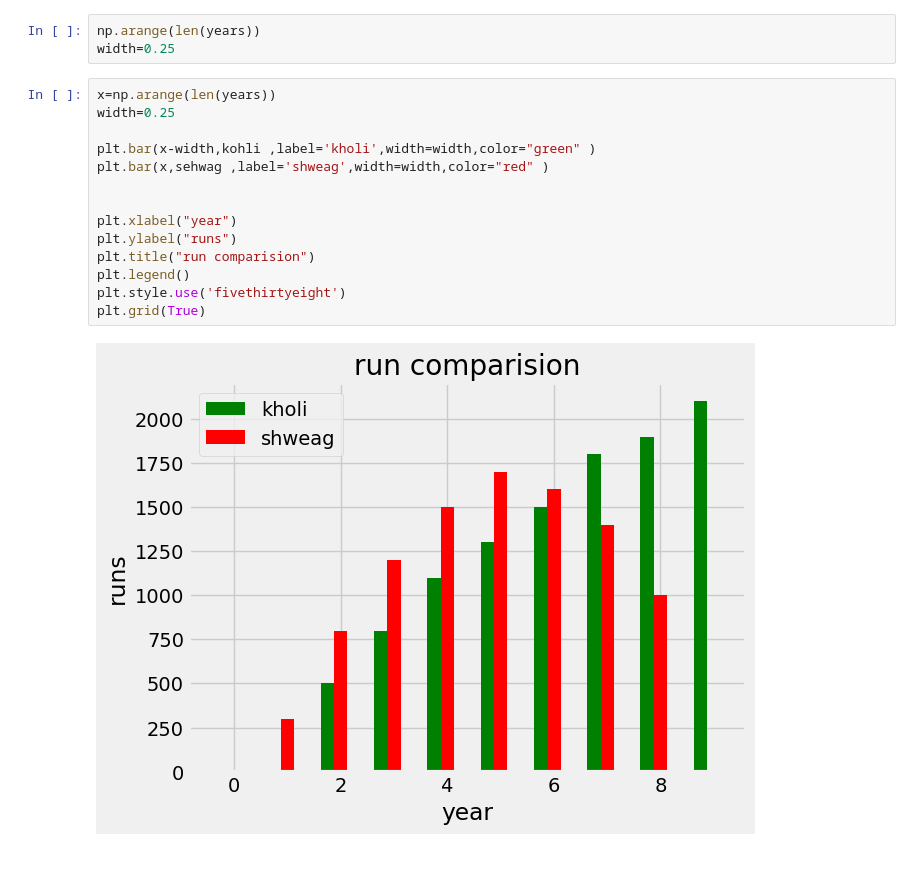
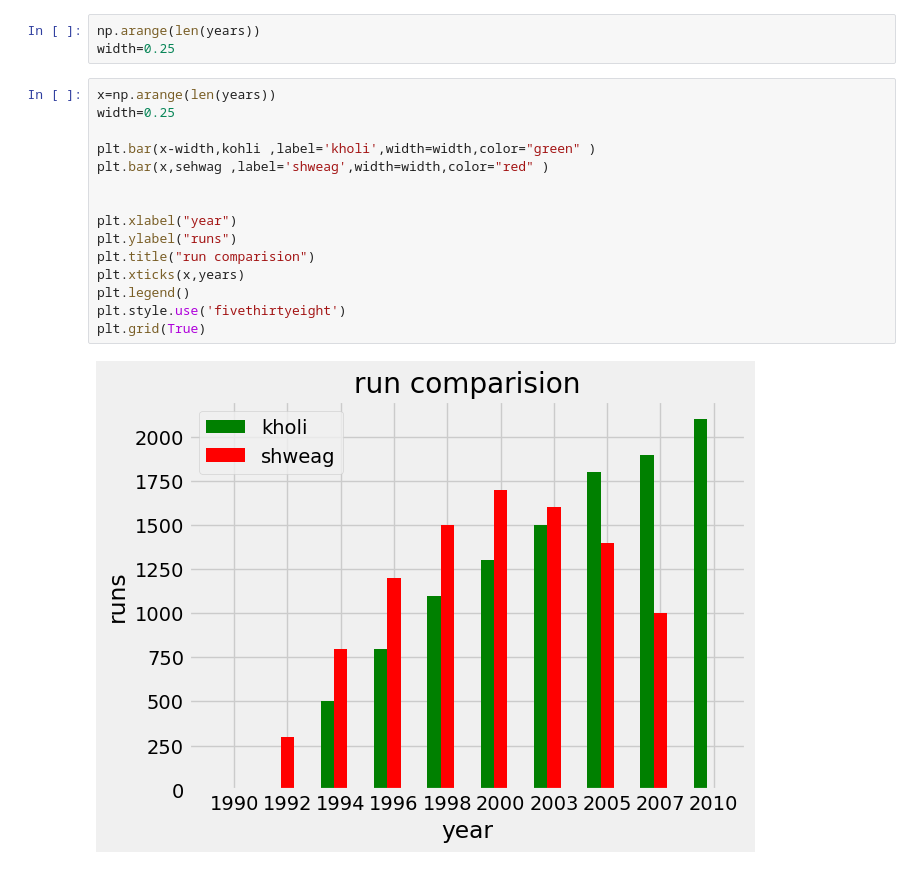
Before and after one commit to piyush332020/jupyter_notebook, a Jupyter notebook: matplotlib/barplot.ipynb, the cells around one changed output. Cells and saved outputs as stored; diff of their text form.

```diff
--- a/matplotlib/barplot.ipynb
+++ b/matplotlib/barplot.ipynb
@@ -22,16 +22,17 @@ width=0.25
 # %%
 x=np.arange(len(years))
 width=0.25
 
 plt.bar(x-width,kohli ,label='kholi',width=width,color="green" )
 plt.bar(x,sehwag ,label='shweag',width=width,color="red" )
 
 
 plt.xlabel("year")
 plt.ylabel("runs")
 plt.title("run comparision")
+plt.xticks(x,years)
 plt.legend()
 plt.style.use('fivethirtyeight')
 plt.grid(True)
 # %% [output]
-[figure, old version]
+[figure, new version]
```
